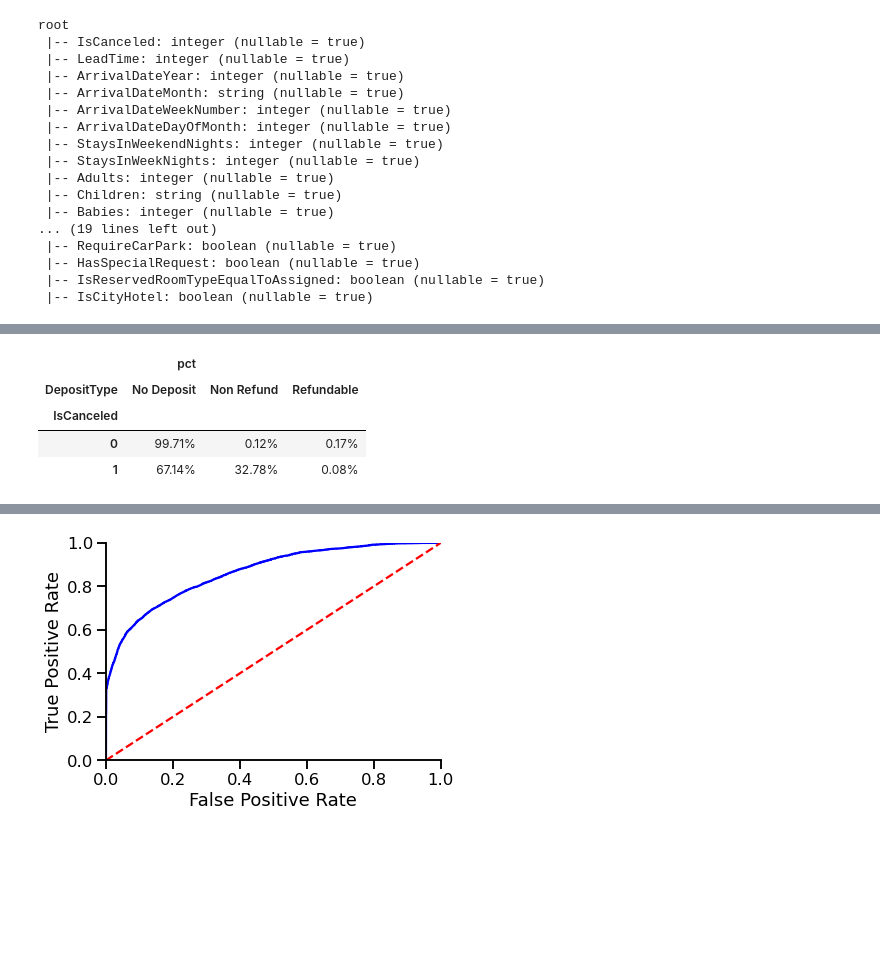
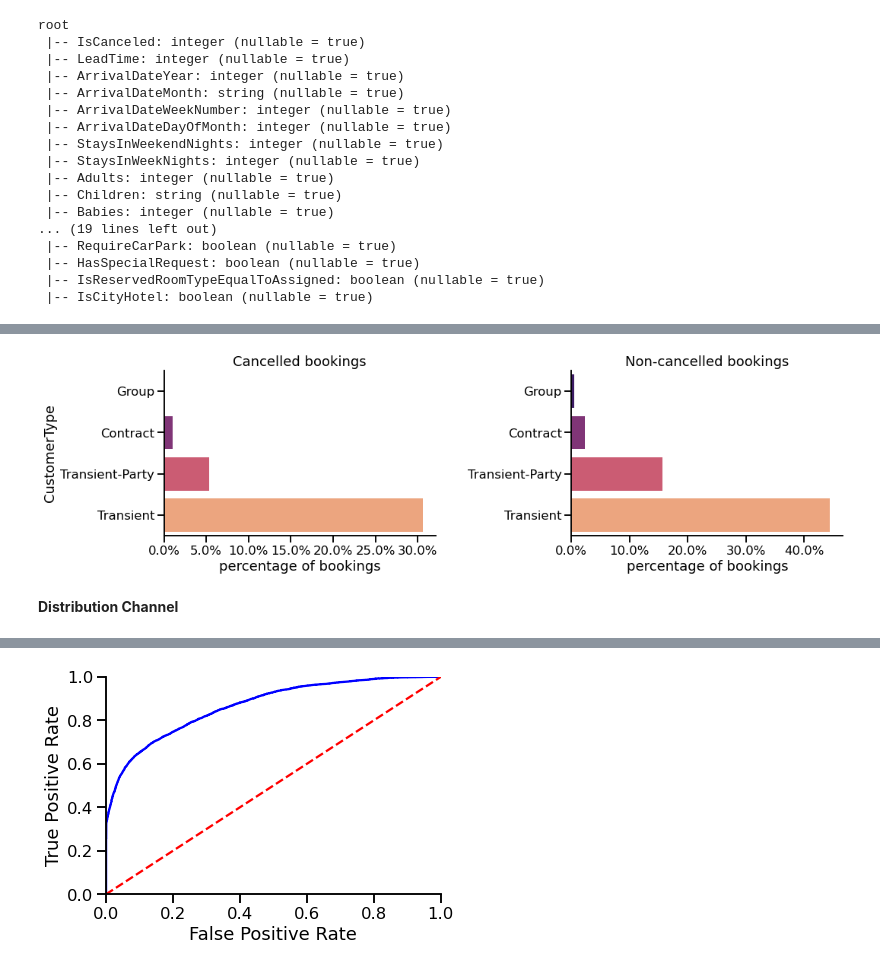
Before and after one commit to elvyna/hotel-booking-cancellation, a Jupyter notebook: 2-data-mining-iter2.ipynb, the cells around one changed output, grey strips where cells are left out. Saved outputs shown, nothing was run; the diff lists cells and outputs as text; code cells hidden in the pictures; blank space fills up the shorter version.

```diff
--- a/2-data-mining-iter2.ipynb
+++ b/2-data-mining-iter2.ipynb
@@ -566,43 +571,47 @@ sql_con = SQLContext(spark)
 df_hotel_prep.createOrReplaceTempView('df_hotel')
 
 QUERY = """
-    with agg_target as (
-        select
-           IsCanceled,
-           count(*) as ct
-        from df_hotel
-        group by 1
-    ),
-    agg_grouped as (
-        select
-           IsCanceled,
-           {0},
-           count(*) as ct
-       from df_hotel
-       group by 1,2
-    )
+    select
+      IsCanceled,
+      {0},
+      count(*) as ct
+    from df_hotel
+    group by 1,2
+""" .format('CustomerType')
 
-    select
-        ag.IsCanceled,
-        ag.{0},
-        ag.ct,
-        at.ct as total,
-        ag.ct / at.ct as pct
-    from agg_grouped ag
-    left join agg_target at
-    on ag.IsCanceled = at.IsCanceled
-""" .format('DepositType')
+d = sql_con.sql(QUERY).toPandas()
 
-result = sql_con.sql(QUERY).toPandas()
-
-result.pivot_table(
-    index = 'IsCanceled',
-    columns = 'DepositType',
-    values = ['pct']
-).style.format('{:,.2%}')
+d['pct'] = d['ct'] / d['ct'].sum()
-# %% [output]
-|  | pct |  |  |
-| DepositType | No Deposit | Non Refund | Refundable |
-| IsCanceled |  |  |  |
-| 0 | 99.71% | 0.12% | 0.17% |
-| 1 | 67.14% | 32.78% | 0.08% |
+# %%
+## plotting
+f, ax = plt.subplots(figsize = (16, 4), ncols = 2)
+plt.subplots_adjust(wspace = .5)
+
+sns.barplot(
+    data = d[(d['IsCanceled'] == 1)].sort_values(by = 'pct'),
+    x = 'pct',
+    y = 'CustomerType',
+    palette = 'magma',
+    ax = ax[0]
+)
+ax[0].set_title('Cancelled bookings')
+ax[0].set_xlabel('percentage of bookings')
+ax[0].xaxis.set_major_formatter(mtick.PercentFormatter(1.0))
+
+sns.barplot(
+    data = d[(d['IsCanceled'] == 0)].sort_values(by = 'pct'),
+    x = 'pct',
+    y = 'CustomerType',
+    palette = 'magma',
+    ax = ax[1]
+)
+ax[1].set_title('Non-cancelled bookings')
+ax[1].xaxis.set_major_formatter(mtick.PercentFormatter(1.0))
+ax[1].set_xlabel('percentage of bookings')
+ax[1].set_ylabel('')
+
+sns.despine();
+# %% [output]
+[figure, added]
+# %% [markdown]
+**Distribution Channel**
```
Also changed, not shown: parts of 41 cells of this notebook.
